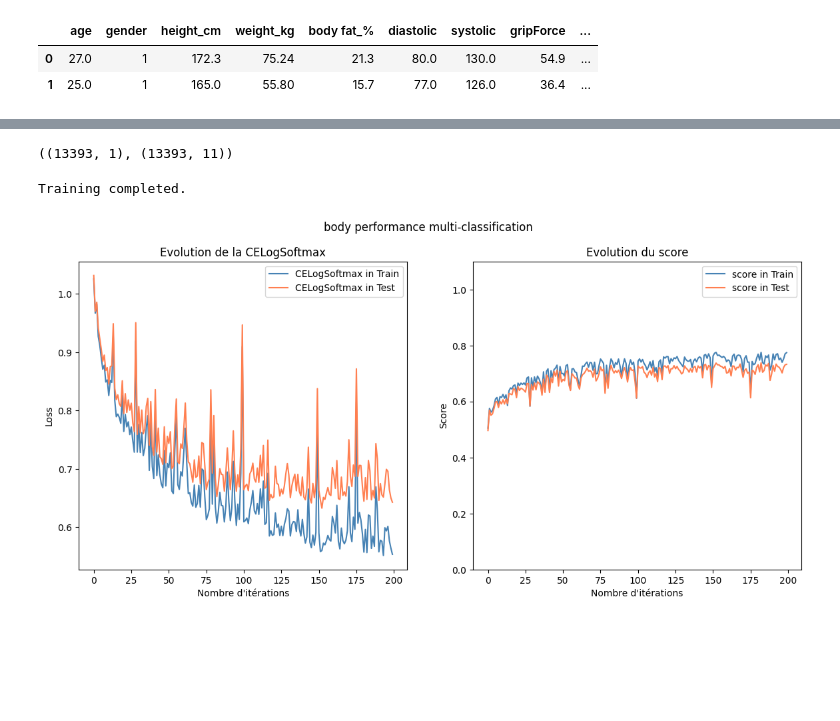
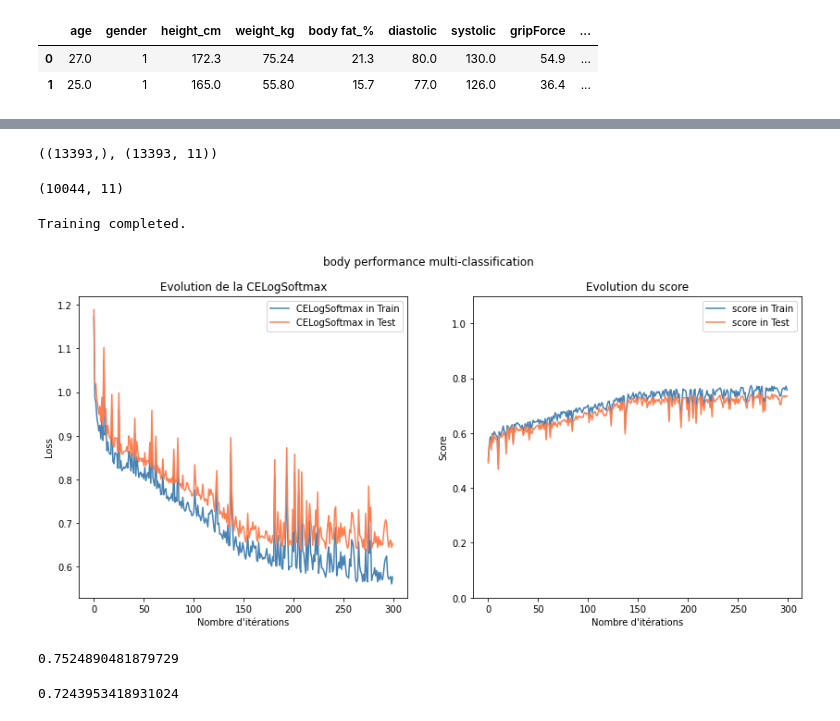
Before and after one commit to Amayas29/neural-networks, a Jupyter notebook: experimentations/multiclass_sport.ipynb, the cells around one changed output, grey strips where cells are left out. Saved outputs shown, nothing was run; the diff lists cells and outputs as text; code cells hidden in the pictures; blank space fills up the shorter version.

```diff
--- a/experimentations/multiclass_sport.ipynb
+++ b/experimentations/multiclass_sport.ipynb
@@ -34,9 +36,9 @@ bodyPerformance_raw.head(2)
 | 0 | 27.0 | M | 172.3 | 75.24 | 21.3 | 80.0 | 130.0 | 54.9 | ... |
 | 1 | 25.0 | M | 165.0 | 55.80 | 15.7 | 77.0 | 126.0 | 36.4 | ... |
 # %%
-bodyPerformance_raw['gender'] = bodyPerformance_raw['gender'].replace({'M': 1, 'F': 0})
-bodyPerformance_raw['class'] = bodyPerformance_raw['class'].replace({'A': 1, 'B': 2, 'C': 3, 'D': 4})
-bodyPerformance_raw.head(2)
+body_perf_df['gender'] = body_perf_df['gender'].replace({'M': 1, 'F': 0})
+body_perf_df['class'] = body_perf_df['class'].replace({'A': 0, 'B': 1, 'C': 2, 'D': 3})
+body_perf_df.head(2)
 # %% [output]
 |  | age | gender | height_cm | weight_kg | body fat_% | diastolic | systolic | gripForce | ... |
 | 0 | 27.0 | 1 | 172.3 | 75.24 | 21.3 | 80.0 | 130.0 | 54.9 | ... |
@@ -47,42 +58,52 @@ bodyPerformance_raw.head(2)
 # %%
-y = bodyPerformance_raw['class'].values.reshape(-1,1)
-X = bodyPerformance_raw.drop(['class'], axis=1).values
+y = body_perf_df['class'].values
+X = body_perf_df.drop(['class'], axis=1).values
 
-max_X = np.max(X, axis=0)
-min_X = np.min(X, axis=0)
-
-X = (X - min_X) / (max_X - min_X)
+X = normalisation(X)
 
 y.shape, X.shape
 # %% [output]
-((13393, 1), (13393, 11))
+((13393,), (13393, 11))
+# %%
+X_train, X_test, y_train, y_test = train_test_split(X, y, stratify=y)
+# %%
+X_train.shape
+# %% [output]
+(10044, 11)
 # %%
-np.random.seed(42)
 classes = len(np.unique(y))
 
-input_neurons = X.shape[1]
+input_neurons = X_train.shape[1]
 output_neurons = classes
 
-y_one_hot = one_hot_y(y, classes)
+y_train_one_hot = one_hot_y(y_train, classes)
 
 hidden_neurons_1 = 128
 hidden_neurons_2 = 64
 hidden_neurons_3 = 32
 
 net = Sequentiel([
-    Linear(input_neurons, hidden_neurons_1, bias=True),
-    ReLU(),
-    Linear(hidden_neurons_1, hidden_neurons_2, bias=True),
-    ReLU(),
-    Linear(hidden_neurons_2, hidden_neurons_3, bias=True),
-    ReLU(),
-    Linear(hidden_neurons_3, output_neurons, bias=True),
+    Linear(input_neurons, hidden_neurons_1, bias=True, init="xavier"),
+    TanH(),
+    Linear(hidden_neurons_1, hidden_neurons_2, bias=True, init="xavier"),
+    TanH(),
+    Linear(hidden_neurons_2, hidden_neurons_3, bias=True, init="xavier"),
+    TanH(),
+    Linear(hidden_neurons_3, output_neurons, bias=True, init="xavier"),
 ], classes_type="multi")
 
 optim = Optim(net, CELogSoftmax(), eps=1e-3)
-optim.SGD(X, y_one_hot, test_train_split=True, batch_size=20, epochs=200, verbose=False)
+optim.SGD(X_train, y_train_one_hot, test_train_split=True, batch_size=10, epochs=300, verbose=False)
 
-plot_net(optim, X, y_one_hot, net_type="multiclass", net_title="body performance multi-classification")
+plot_net(optim, X_train, y_train_one_hot, net_type="multiclass", net_title="body performance multi-classification")
 # %% [output]
 Training completed.
-[figure, old version]
+[figure, new version]
+# %%
+net.score(X_train, y_train)
+# %% [output]
+0.7524890481879729
+# %%
+net.score(X_test, y_test)
+# %% [output]
+0.7243953418931024
```
Also changed, not shown: parts of 12 cells of this notebook, 3 other files.
